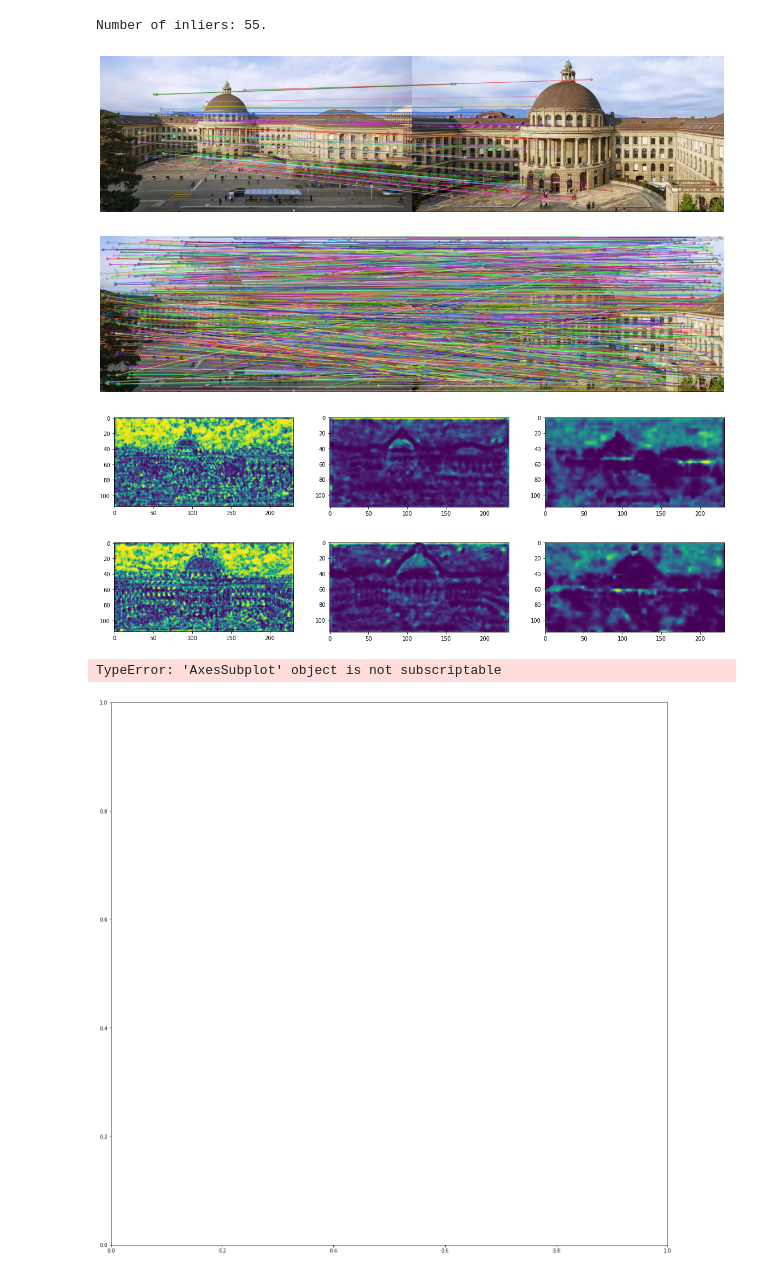
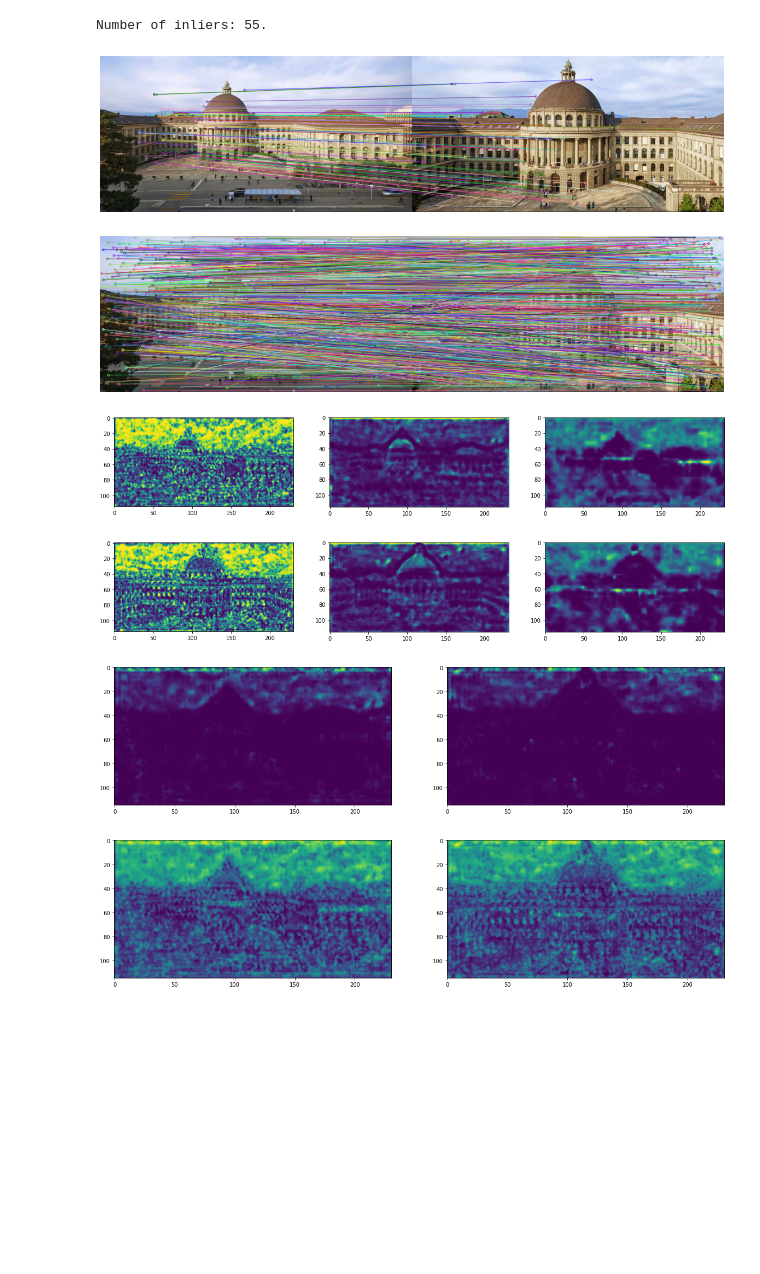
Before and after one commit to RomeoV/deep-local-features, a Jupyter notebook: lib/feature_extractor/extraction_demo.ipynb, the cells around one changed output. Saved outputs shown, nothing was run; the diff lists cells and outputs as text; code cells hidden in the pictures; blank space fills up the shorter version.

```diff
--- a/lib/feature_extractor/extraction_demo.ipynb
+++ b/lib/feature_extractor/extraction_demo.ipynb
@@ -25,5 +26,6 @@ import cv2
 # %%
 EncoderModule = autoencoder.FeatureEncoder64Up
+AttentionModule = attention_model.MultiAttentionLayer
 
 #resnet parameters
 replace_strides = False
@@ -31,6 +33,9 @@ use_nms = False # set to false to visualize attention
 thresh = 0.2
 max_features=None
 first_stride=1
+
+encoder_ckpt = load_checkpoint.get_encoder_ckpt('correspondence_encoder')
+attention_ckpt = load_checkpoint.get_attention_ckpt('cfe64_multi_attention')
 
 if replace_strides:
     replace_stride_with_dilation = (True, True, True) #(True, True, True) # Default: (False, False, False)
@@ -73,7 +83,7 @@ plt.show()
 # attention = attention_model.MultiAttentionLayer(encoder).eval()
 
 # extraction_model = em.ExtractionModel(attention, use_d2net_detection=False, num_upsampling=4, thresh=0.0)
-encoder = EncoderModule.load_from_checkpoint('/home/mark/eth/enc.ckpt',
+encoder = EncoderModule.load_from_checkpoint(encoder_ckpt,
                                              no_upsampling=no_upsampling,
                                              strides=strides,
                                              replace_stride_with_dilation=replace_stride_with_dilation,
@@ -82,7 +92,7 @@ encoder = EncoderModule.load_from_checkpoint('/home/mark/eth/enc.ckpt',
 
 #encoder = DummyEncoder().eval()
 #attention = attention_model.MultiAttentionLayer(encoder).eval()
-attention = attention_model.MultiAttentionLayer.load_from_checkpoint('/home/mark/eth/attent.ckpt', feature_encoder=encoder).eval()
+attention = AttentionModule.load_from_checkpoint(attention_ckpt, feature_encoder=encoder).eval()
 
 extraction_model = em.ExtractionModel(attention,
                                       use_d2net_detection=False,
@@ -159,37 +169,45 @@ def nms(x):
     lmax = torch.squeeze(max_pool_torch(torch.unsqueeze(x, dim=0)), dim=0)
     x[lmax != x] = 0
     return x.numpy()
 
 fig, axs = plt.subplots(1,3, figsize=(20, 20))
 axs[0].imshow(det1[0])
 axs[1].imshow(det1[1])
 axs[2].imshow(det1[2])
 plt.show()
 
 fig, axs = plt.subplots(1,3, figsize=(20, 20))
 axs[0].imshow(det2[0])
 axs[1].imshow(det2[1])
 axs[2].imshow(det2[2])
 plt.show()
 
 h1 = min([d.shape[0] for d in det1])
 w1 = min([d.shape[1] for d in det1])
 h2 = min([d.shape[0] for d in det2])
 w2 = min([d.shape[1] for d in det2])
 att_mult1 = det1[0][:h1, :w1] * det1[1][:h1, :w1] * det1[2][:h1, :w1]
 att_mult2 = det2[0][:h2, :w2] * det2[1][:h2, :w2] * det2[2][:h2, :w2]
 
 fig, axs = plt.subplots(1,2, figsize=(20, 20))
 axs[0].imshow(att_mult1)
 axs[1].imshow(att_mult2)
 plt.show()
+
+att_mult1 = det1[0][:h1, :w1] + det1[1][:h1, :w1] + det1[2][:h1, :w1]
+att_mult2 = det2[0][:h2, :w2] + det2[1][:h2, :w2] + det2[2][:h2, :w2]
+
+fig, axs = plt.subplots(1,2, figsize=(20, 20))
+axs[0].imshow(att_mult1)
+axs[1].imshow(att_mult2)
+plt.show()
 # %% [output]
-[figure, old version]
+[figure, new version]
-[figure, old version]
+[figure, new version]
 [figure]
 [figure]
-TypeError: 'AxesSubplot' object is not subscriptable
-[figure, old version]
+[figure, new version]
+[figure, added]
 # %%
 # You can use below to visialize the offsets
 # %%
```
Also changed, not shown: parts of 2 cells of this notebook, 1 other file.
